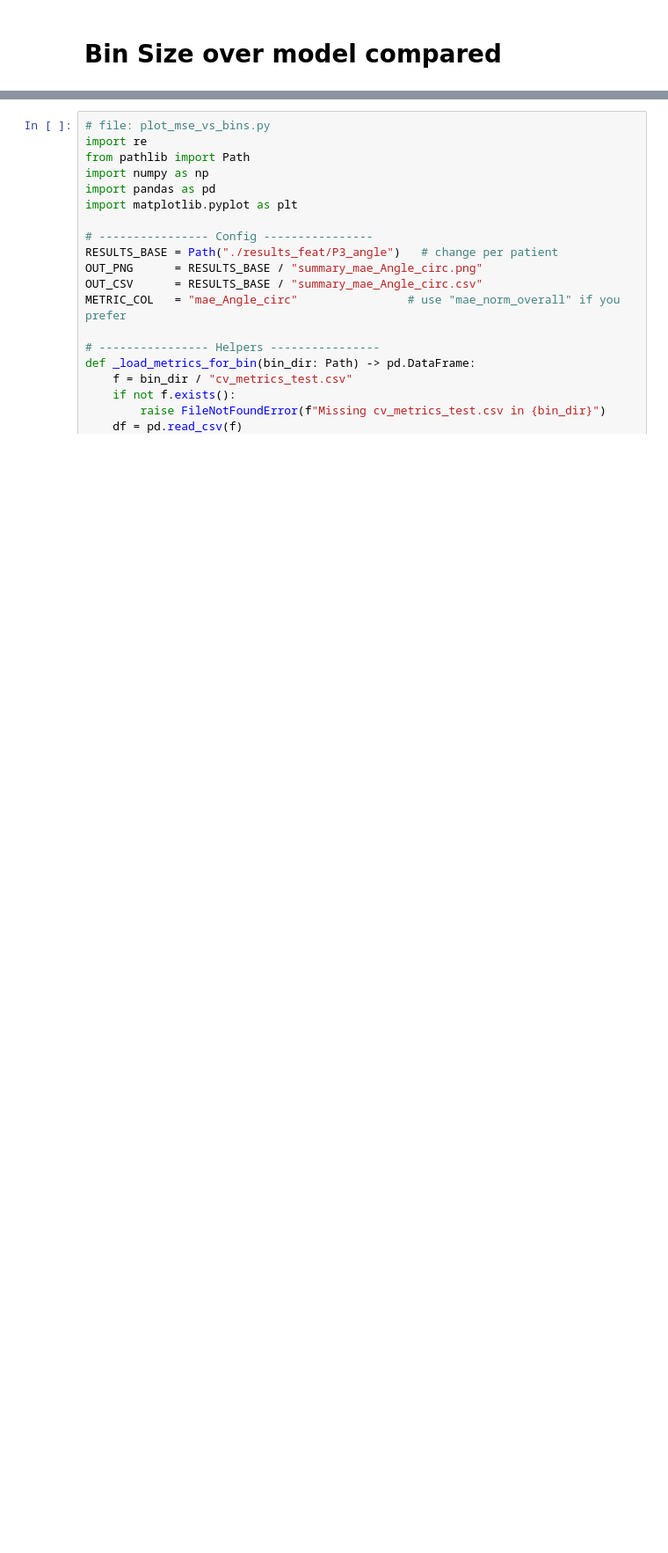
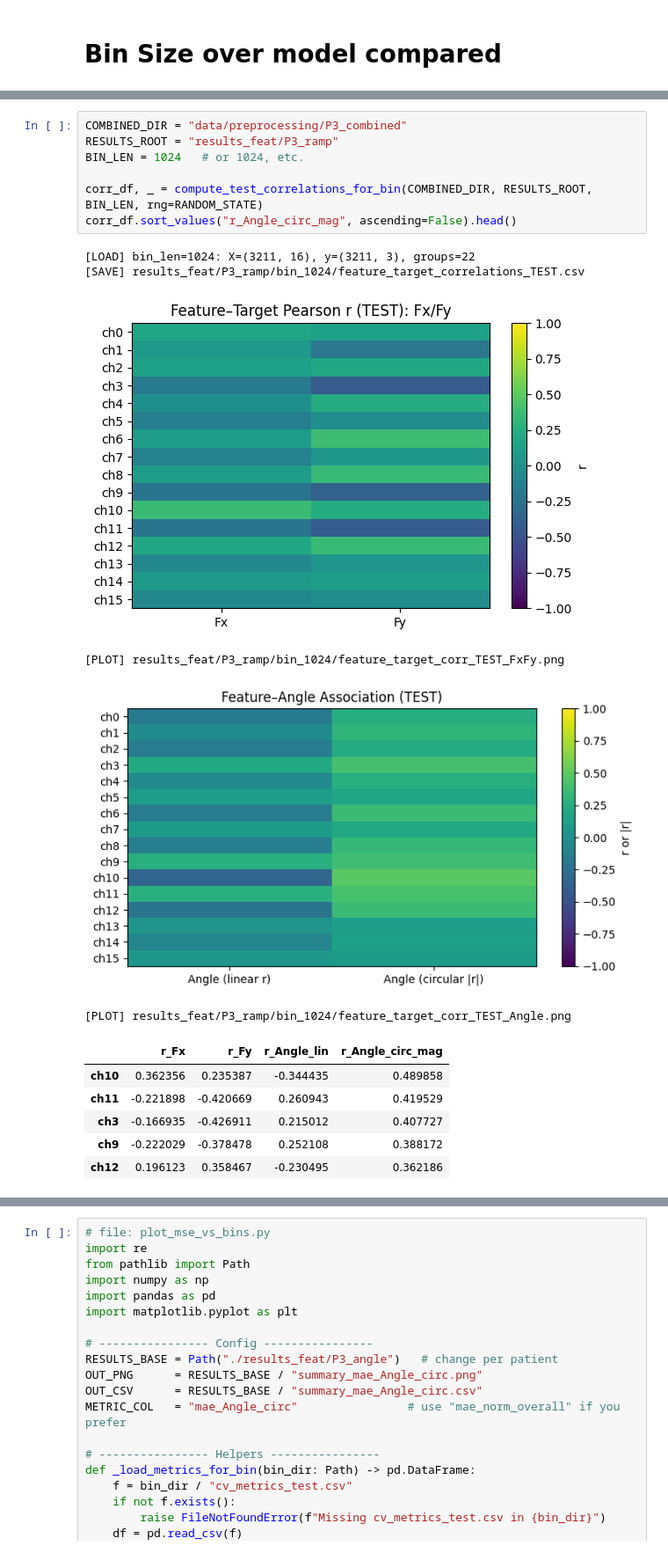
Before and after one commit to Jihagen/IntMS_EEG, a Jupyter notebook: prediction_analysis_xy.ipynb, the cells around one changed output, grey strips where cells are left out. Shown at 88% size. Drawn from its saved outputs; the diff is of its cells as text; blank space fills up the shorter version.

Commit message:
angle correlation analysis implemented

```diff
--- a/prediction_analysis_xy.ipynb
+++ b/prediction_analysis_xy.ipynb
@@ -821,0 +937,20 @@ if __name__ == "__main__":
+# %%
+COMBINED_DIR = "data/preprocessing/P3_combined"
+RESULTS_ROOT = "results_feat/P3_ramp"
+BIN_LEN = 1024   # or 1024, etc.
+
+corr_df, _ = compute_test_correlations_for_bin(COMBINED_DIR, RESULTS_ROOT, BIN_LEN, rng=RANDOM_STATE)
+corr_df.sort_values("r_Angle_circ_mag", ascending=False).head()
+# %% [output]
+[LOAD] bin_len=1024: X=(3211, 16), y=(3211, 3), groups=22
+[SAVE] results_feat/P3_ramp/bin_1024/feature_target_correlations_TEST.csv
+[figure, added]
+[PLOT] results_feat/P3_ramp/bin_1024/feature_target_corr_TEST_FxFy.png
+[figure, added]
+[PLOT] results_feat/P3_ramp/bin_1024/feature_target_corr_TEST_Angle.png
+|  | r_Fx | r_Fy | r_Angle_lin | r_Angle_circ_mag |
+| ch10 | 0.362356 | 0.235387 | -0.344435 | 0.489858 |
+| ch11 | -0.221898 | -0.420669 | 0.260943 | 0.419529 |
+| ch3 | -0.166935 | -0.426911 | 0.215012 | 0.407727 |
+| ch9 | -0.222029 | -0.378478 | 0.252108 | 0.388172 |
+| ch12 | 0.196123 | 0.358467 | -0.230495 | 0.362186 |
```
Also changed, not shown: parts of 8 cells of this notebook.
